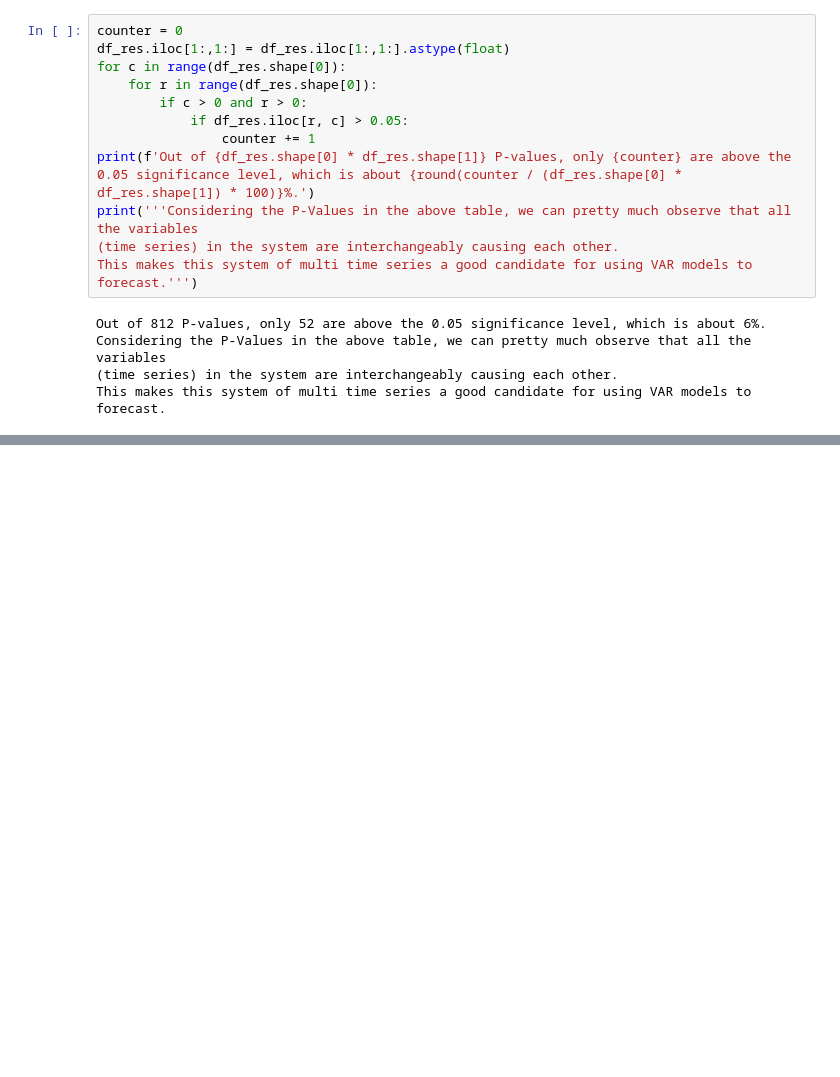
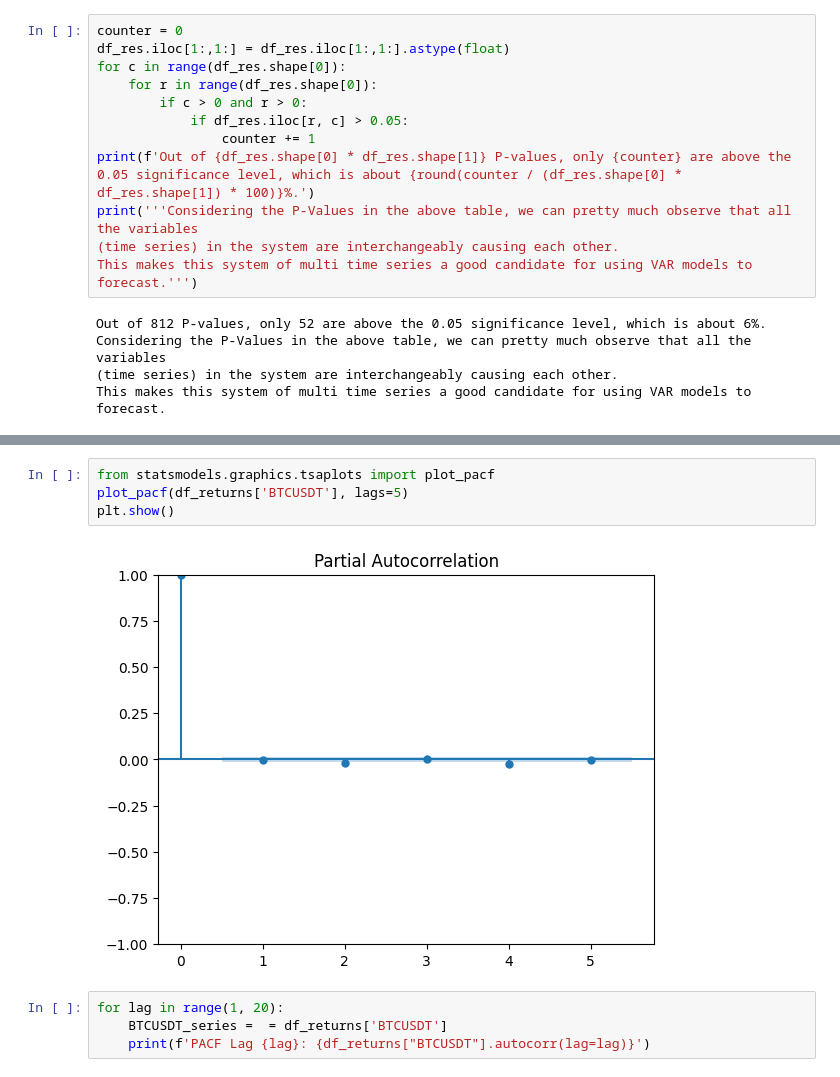
Before and after one commit to Emanuel-Goldman/data-report, a Jupyter notebook: data report.ipynb, the cells around one changed output, grey strips where cells are left out. Saved outputs shown, nothing was run; the diff lists cells and outputs as text; blank space fills up the shorter version.

Commit message:
affter the stationary test, and starting to figure out wath the lag should be

```diff
--- a/data report.ipynb
+++ b/data report.ipynb
@@ -120,0 +169,10 @@ This makes this system of multi time series a good candidate for using VAR model
+# %%
+from statsmodels.graphics.tsaplots import plot_pacf
+plot_pacf(df_returns['BTCUSDT'], lags=5)
+plt.show()
+# %% [output]
+[figure, added]
+# %%
+for lag in range(1, 20):
+    BTCUSDT_series =  = df_returns['BTCUSDT']
+    print(f'PACF Lag {lag}: {df_returns["BTCUSDT"].autocorr(lag=lag)}')
```
Also changed, not shown: parts of 3 cells of this notebook.
